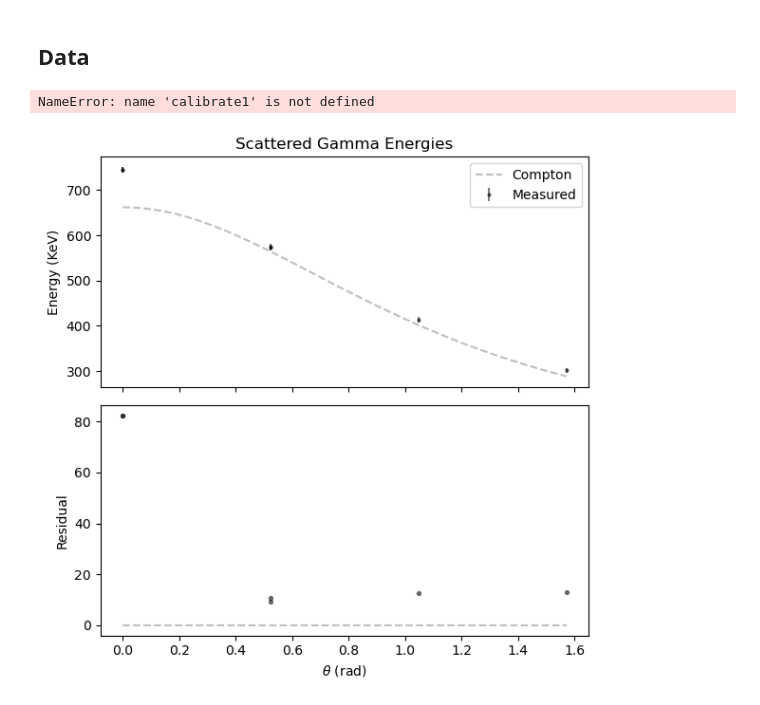
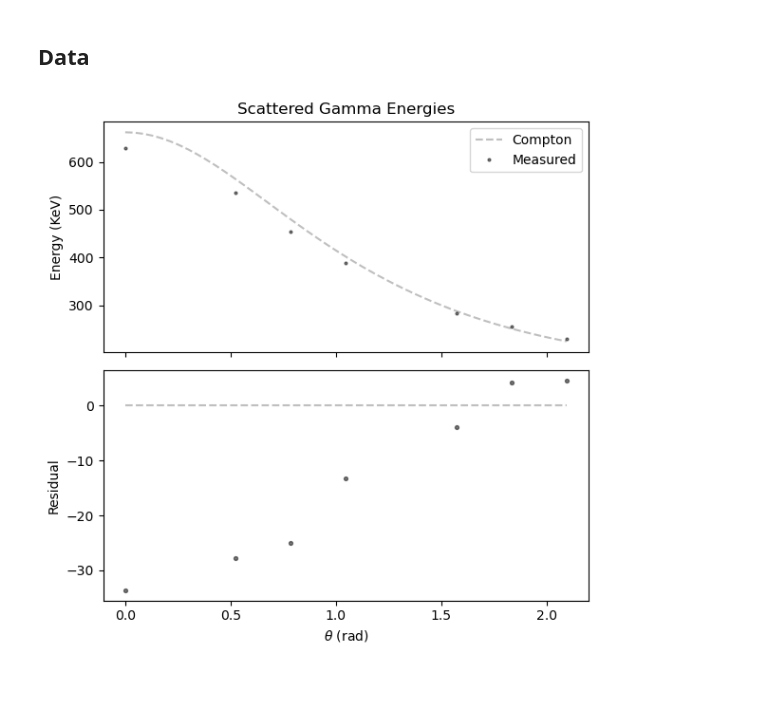
Before and after one commit to jshe2304/phys21100, a Jupyter notebook: experiment2/scattering.ipynb, the cells around one changed output. Drawn from its saved outputs; the diff is of its cells as text; code cells hidden in the pictures.

Commit message:
all data should be done

```diff
--- a/experiment2/scattering.ipynb
+++ b/experiment2/scattering.ipynb
@@ -57,37 +57,36 @@ def data_fit(p0, func, xvar, yvar, err, tmi=0):
 # %% [markdown]
 ## Data
 # %%
-day1 = pd.read_csv('./data/scattering_1.csv')
-day2= pd.read_csv('./data/scattering_2.csv')
+data = pd.read_csv('./data/scattering_3.csv')
+# %%
+m, b, m_err, b_err = 1.50870683, -0.71194066, 0.00231935, 0.50277662
+
+calibrate = lambda c, c_err: (m * c + b, np.sqrt(c ** 2 * m_err ** 2 + m ** 2 * c_err ** 2 + b_err ** 2))
+
+E_prime = lambda theta : 662 / (1 + (662/511) * (1 - np.cos(theta)))
 # %%
-theta_1 = day1['theta'] * 180/np.pi
-channel_1 = day1['centroid'] / (day1['gain'] * day1['fine_gain'])
-energy_1, energy_err_1 = calibrate1(channel_1)
-
-theta_2 = day2['theta'] * 180/np.pi
-channel_2 = day2['centroid'] / (day2['gain'] * day2['fine_gain'])
-energy_2, energy_err_2 = calibrate2(channel_2)
+thetas = data['theta'] * (np.pi / 180)
+channel = data['centroid'] / (data['gain'] * data['fine_gain'])
+energy, energy_err = calibrate(channel, data['centroid_err'])
-# %% [output]
-NameError: name 'calibrate1' is not defined
 # %%
 E_prime = lambda theta : 662 / (1 + (662/511) * (1 - np.cos(theta)))
 
 fig, (ax0, ax1) = plt.subplots(2, 1, figsize=(6, 6), sharex=True)
 
-thetas = np.linspace(data['theta'].min(), data['theta'].max())
-ax0.errorbar(data['theta'], data['energies'], yerr=data['energies_err'], fmt='k.', markersize=4, alpha=0.5, label='Measured')
-ax0.plot(thetas, E_prime(thetas), color='k', linestyle='dashed', alpha=0.25, label='Compton')
+theta_space = np.linspace(thetas.min(), thetas.max())
+ax0.errorbar(thetas, energy, fmt='k.', markersize=4, alpha=0.5, label='Measured')
+ax0.plot(theta_space, E_prime(theta_space), color='k', linestyle='dashed', alpha=0.25, label='Compton')
 
 #ax0.set_xlabel('$\\theta$ (rad)')
 ax0.set_ylabel('Energy (KeV)')
 ax0.set_title('Scattered Gamma Energies')
 ax0.legend()
 
-residuals = data['energies'] - E_prime(data['theta'])
-ax1.scatter(data['theta'], residuals, color='k', s=8, alpha=0.5, label='Measured')
-ax1.hlines(y=0, xmin=data['theta'].min(), xmax=data['theta'].max(), color='k', linestyle='dashed', alpha=0.25, label='Compton')
+residuals = energy - E_prime(thetas)
+ax1.scatter(thetas, residuals, color='k', s=8, alpha=0.5, label='Measured')
+ax1.hlines(y=0, xmin=thetas.min(), xmax=thetas.max(), color='k', linestyle='dashed', alpha=0.25, label='Compton')
 ax1.set_xlabel('$\\theta$ (rad)')
 ax1.set_ylabel('Residual')
 plt.tight_layout()
 # %% [output]
-[figure, old version]
+[figure, new version]
```
Also changed, not shown: 4 other files.
